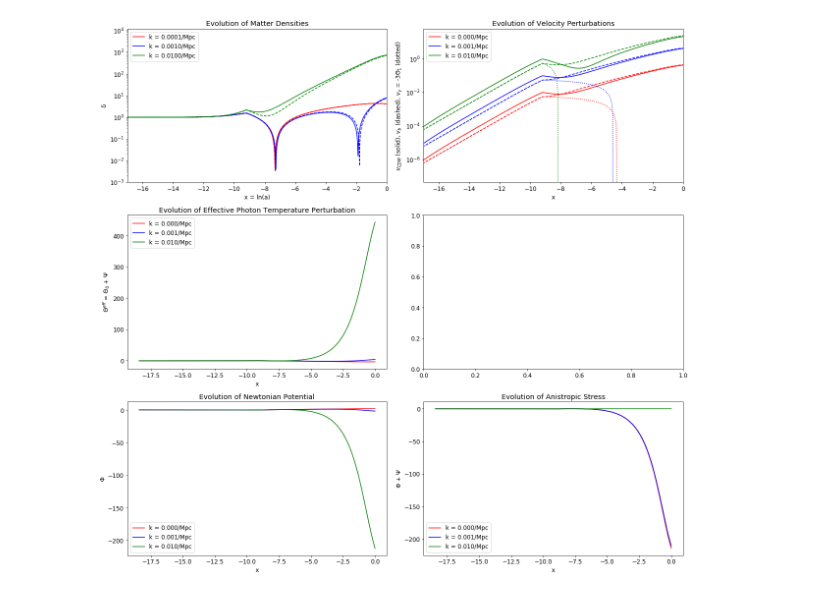
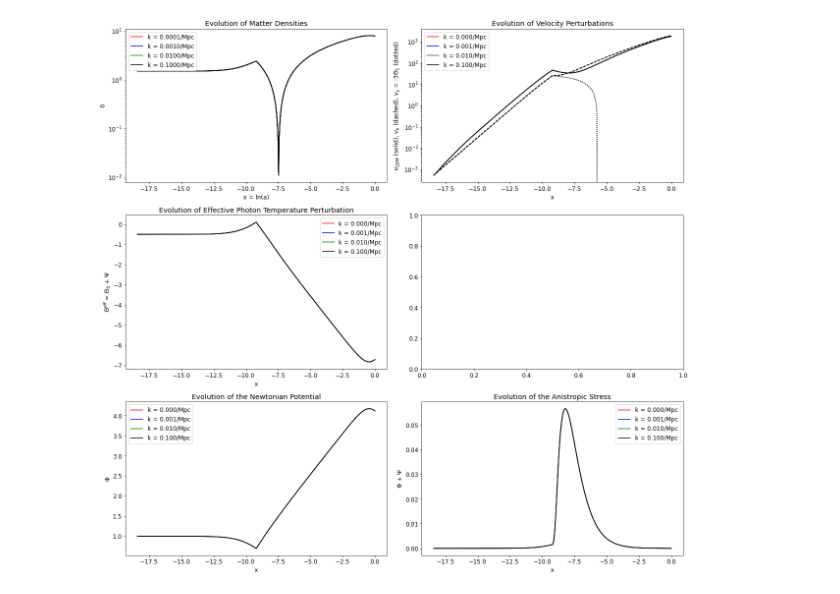
Before and after one commit to azieg/CMB-Simulation, a Jupyter notebook: StructureEvolution.ipynb, the cells around one changed output. Cells and saved outputs as stored; diff of their text form; code cells hidden in the pictures.

```diff
--- a/StructureEvolution.ipynb
+++ b/StructureEvolution.ipynb
@@ -14,8 +14,8 @@ x_end = np.log(1.0)
 
 nk = 100
 ketamax = 3000.0
-kmin = 1.0/(η_spline(0.0)[0])#7.256e-5
-kmax = ketamax/(η_spline(0.0)[0])#*m2Mpc#.22068
+kmin = 1.0/(η_spline(0.0)[0]/m2Mpc)#7.256e-5
+kmax = ketamax/(η_spline(0.0)[0]/m2Mpc)#*m2Mpc#.22068
 
 ks = np.exp(np.linspace(np.log(kmin), np.log(kmax), num=nk))
 
@@ -428,13 +463,15 @@ def plot(kvals):
 
     axs[0, 0].set_title('Evolution of Matter Densities')# k = ' + str(kmpc) + '/ Mpc')
     axs[0, 0].set_yscale('log')
-    axs[0, 0].set_xlim(-17, 0)
-    axs[0, 0].set_ylim(1.0e-3, 1.2e4)
+    #axs[0, 0].set_xlim(-17, 0)
+    #axs[0, 0].set_ylim(1.0e-3, 1.2e4)
     for i in range(len(kvals)):
         lb = 'k = ' + str('{:05.4f}'.format(kvals[i])) + '/Mpc'
-        data_δ = δ_spl(x_grid, kvals[i]*h*m2Mpc)[:, 0]
+
+        data_δ = δ_spl(x_grid, kvals[i]*h)[:, 0]
         axs[0, 0].plot(x_grid, np.abs(data_δ), color=clr[i], label=lb)
-        data_δb = δb_spl(x_grid, kvals[i]*h*m2Mpc)[:, 0]
+
+        data_δb = δb_spl(x_grid, kvals[i]*h)[:, 0]
         axs[0, 0].plot(x_grid, np.abs(data_δb), color=clr[i], ls='--')
     #plt.plot(x_grid, np.abs(3.0*data_Θ0), label='δR')
     axs[0, 0].set_xlabel('x = ln(a)')
@@ -444,15 +481,18 @@ def plot(kvals):
 
     axs[0, 1].set_title('Evolution of Velocity Perturbations')# k = ' + str(kmpc) + '/ Mpc')
     axs[0, 1].set_yscale('log')
-    axs[0, 1].set_xlim(-17, 0)
+    #axs[0, 1].set_xlim(-17, 0)
     for i in range(len(kvals)):
         lb = 'k = ' + str('{:05.3f}'.format(kvals[i])) + '/Mpc'
-        data_v = v_spl(x_grid, kvals[i]*h*m2Mpc)[:, 0]
-        axs[0, 1].plot(x_grid, np.abs(data_v), color=clr[i], label=lb)
-        data_vb = vb_spl(x_grid, kvals[i]*h*m2Mpc)[:, 0]
-        axs[0, 1].plot(x_grid, np.abs(data_vb), color=clr[i], ls='--')
-        data_Θ1 = Θ1_spl(x_grid, kvals[i]*h*m2Mpc)[:, 0]
-        axs[0, 1].plot(x_grid, -3.0*data_Θ1, color=clr[i], ls=':')
+
+        data_v = v_spl(x_grid, kvals[i]*h)[:, 0]
+        axs[0, 1].plot(x_grid, np.abs(data_v/m2Mpc), color=clr[i], label=lb)
+
+        data_vb = vb_spl(x_grid, kvals[i]*h)[:, 0]
+        axs[0, 1].plot(x_grid, np.abs(data_vb/m2Mpc), color=clr[i], ls='--')
+
+        data_Θ1 = Θ1_spl(x_grid, kvals[i]*h)[:, 0]
+        axs[0, 1].plot(x_grid, -3.0*data_Θ1/m2Mpc, color=clr[i], ls=':')
     #plt.plot(x_grid, np.abs(-3.0*data_Θ1),label='|vR|')
     axs[0, 1].set_xlabel('x')
     axs[0, 1].set_ylabel('$v_{CDM}$ (solid), $v_{b}$ (dashed), $v_{\gamma}$ = -3$Θ_1$ (dotted)')
@@ -462,27 +502,27 @@ def plot(kvals):
     axs[1, 0].set_title('Evolution of Effective Photon Temperature Perturbation')
     for i in range(len(kvals)):
         lb = 'k = ' + str('{:05.3f}'.format(kvals[i])) + '/Mpc'
-        data_Ψ = Ψ_spl(x_grid, kvals[i]*h*m2Mpc)[:, 0]
-        data_Θ0 = Θ0_spl(x_grid, kvals[i]*h*m2Mpc)[:, 0]
+        data_Ψ = Ψ_spl(x_grid, kvals[i]*h)[:, 0]
+        data_Θ0 = Θ0_spl(x_grid, kvals[i]*h)[:, 0]
         axs[1, 0].plot(x_grid, data_Θ0 + data_Ψ, color=clr[i], label=lb)
     axs[1, 0].set_xlabel('x')
     axs[1, 0].set_ylabel('$Θ^{eff}$ = $Θ_0$ + Ψ')
     axs[1, 0].legend()
 
 
-    axs[2, 0].set_title('Evolution of Newtonian Potential')
+    axs[2, 0].set_title('Evolution of the Newtonian Potential')
     for i in range(len(kvals)):
         lb = 'k = ' + str('{:05.3f}'.format(kvals[i])) + '/Mpc'
-        data_Φ = Φ_spl(x_grid, kvals[i]*h*m2Mpc)[:, 0]
+        data_Φ = Φ_spl(x_grid, kvals[i]*h)[:, 0]
         axs[2, 0].plot(x_grid, data_Φ, color=clr[i], label=lb)
     axs[2, 0].set_xlabel('x')
     axs[2, 0].set_ylabel('Φ')
     axs[2, 0].legend()
 
-    axs[2, 1].set_title('Evolution of Anistropic Stress')
+    axs[2, 1].set_title('Evolution of the Anistropic Stress')
     for i in range(len(kvals)):
         lb = 'k = ' + str('{:05.3f}'.format(kvals[i])) + '/Mpc'
-        data_Ψ = Ψ_spl(x_grid, kvals[i]*h*m2Mpc)[:, 0]
+        data_Ψ = Ψ_spl(x_grid, kvals[i]*h)[:, 0]
         axs[2, 1].plot(x_grid, data_Ψ + data_Φ, color=clr[i], label=lb)
     axs[2, 1].set_xlabel('x')
     axs[2, 1].set_ylabel('Φ + Ψ')
@@ -491,7 +531,7 @@ def plot(kvals):
     fig.tight_layout()
     plt.show()
 # %%
-kvals = [.0001, .001, .01]#, .1]
+kvals = [.0001, .001, .01, .1]
 plot(kvals)
 # %% [output]
-[figure, old version]
+[figure, new version]
```
Also changed, not shown: parts of 5 cells of this notebook, 2 other files.
